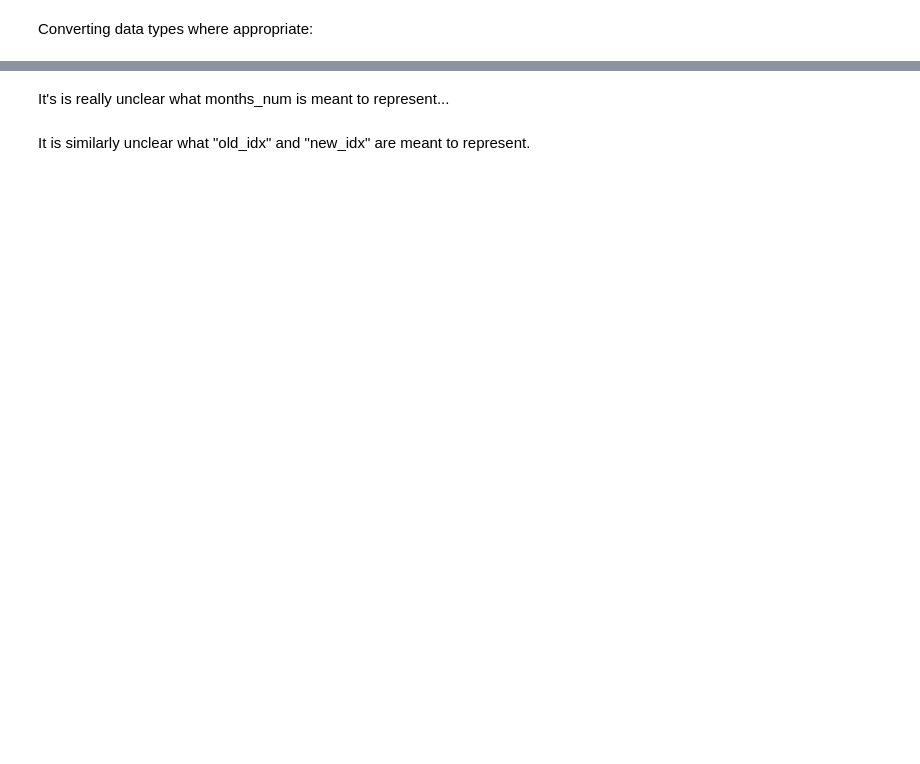
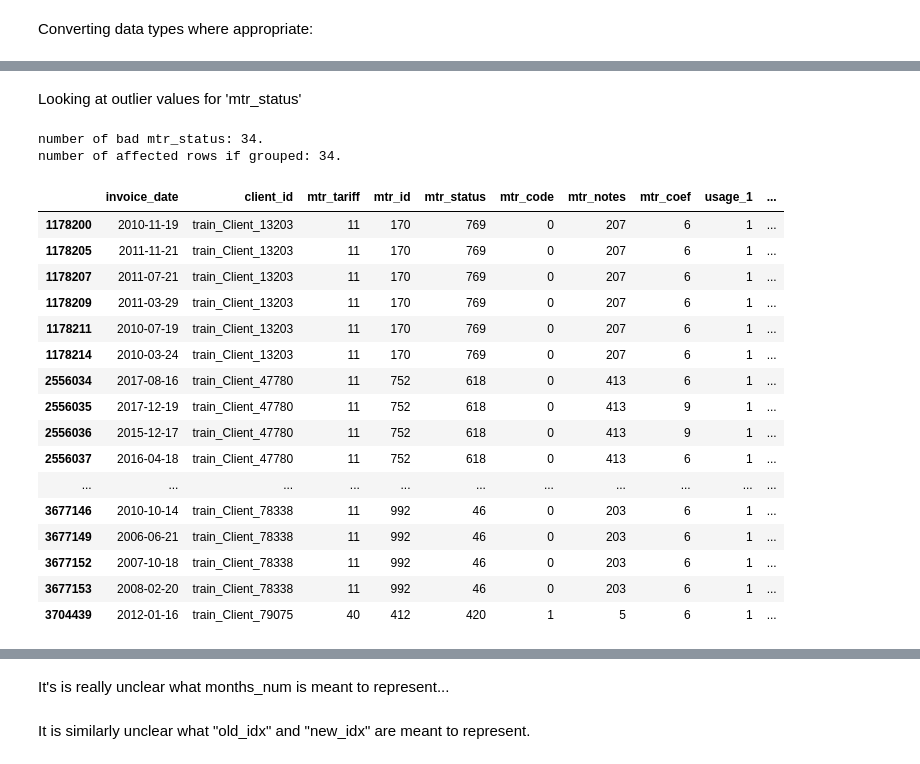
Before and after one commit to insatiablycivil/Fraud_Detection_Energy_Consumption, a Jupyter notebook: Exploratory Data Analysis.ipynb, the cells around one changed output, grey strips where cells are left out. Drawn from its saved outputs; the diff is of its cells as text; code cells hidden in the pictures; blank space fills up the shorter version.

```diff
--- a/Exploratory Data Analysis.ipynb
+++ b/Exploratory Data Analysis.ipynb
@@ -216,7 +225,0 @@ Several of these seem they can be treated as categories for space saving
-# %%
-# The following columns:
-# tarif_type, counter_statue, counter_code, reading_remarque, counter_coefficient, counter_type, disrict, client_catg, region
-# all seem very repetitive and are going to be treated as categories.
-col_names = ['tarif_type', 'counter_statue', 'counter_code', 'reading_remarque', 'counter_coefficient', 'counter_type', 'disrict', 'client_catg', 'region']
-for col_name in col_names:
-    df_train[col_name] = df_train[col_name].astype("category")
@@ -231,0 +343,29 @@ df_train.columns = ['client_id', 'invoice_date', 'tariff_type', 'mtr_num',
+# %% [markdown]
+Looking at outlier values for 'mtr_status'
+# %%
+mask = df_train['mtr_status'].isin(['46', '618', '769', '269375', '420']) # Manual check showed 'A' seems acceptable
+print(f'number of bad mtr_status: {sum(mask)}.')
+df_train['adj_flag'] = mask
+mask = df_train.groupby(['client_id', 'mtr_tariff', 'mtr_id'])['adj_flag'].transform('any')
+print(f'number of affected rows if grouped: {sum(mask)}.')
+df_train[['invoice_date']+col_names][mask]
+# %% [output]
+number of bad mtr_status: 34.
+number of affected rows if grouped: 34.
+|  | invoice_date | client_id | mtr_tariff | mtr_id | mtr_status | mtr_code | mtr_notes | mtr_coef | usage_1 | ... |
+| 1178200 | 2010-11-19 | train_Client_13203 | 11 | 170 | 769 | 0 | 207 | 6 | 1 | ... |
+| 1178205 | 2011-11-21 | train_Client_13203 | 11 | 170 | 769 | 0 | 207 | 6 | 1 | ... |
+| 1178207 | 2011-07-21 | train_Client_13203 | 11 | 170 | 769 | 0 | 207 | 6 | 1 | ... |
+| 1178209 | 2011-03-29 | train_Client_13203 | 11 | 170 | 769 | 0 | 207 | 6 | 1 | ... |
+| 1178211 | 2010-07-19 | train_Client_13203 | 11 | 170 | 769 | 0 | 207 | 6 | 1 | ... |
+| 1178214 | 2010-03-24 | train_Client_13203 | 11 | 170 | 769 | 0 | 207 | 6 | 1 | ... |
+| 2556034 | 2017-08-16 | train_Client_47780 | 11 | 752 | 618 | 0 | 413 | 6 | 1 | ... |
+| 2556035 | 2017-12-19 | train_Client_47780 | 11 | 752 | 618 | 0 | 413 | 9 | 1 | ... |
+| 2556036 | 2015-12-17 | train_Client_47780 | 11 | 752 | 618 | 0 | 413 | 9 | 1 | ... |
+| 2556037 | 2016-04-18 | train_Client_47780 | 11 | 752 | 618 | 0 | 413 | 6 | 1 | ... |
+| ... | ... | ... | ... | ... | ... | ... | ... | ... | ... | ... |
+| 3677146 | 2010-10-14 | train_Client_78338 | 11 | 992 | 46 | 0 | 203 | 6 | 1 | ... |
+| 3677149 | 2006-06-21 | train_Client_78338 | 11 | 992 | 46 | 0 | 203 | 6 | 1 | ... |
+| 3677152 | 2007-10-18 | train_Client_78338 | 11 | 992 | 46 | 0 | 203 | 6 | 1 | ... |
+| 3677153 | 2008-02-20 | train_Client_78338 | 11 | 992 | 46 | 0 | 203 | 6 | 1 | ... |
+| 3704439 | 2012-01-16 | train_Client_79075 | 40 | 412 | 420 | 1 | 5 | 6 | 1 | ... |
```
Also changed, not shown: parts of 246 cells of this notebook.
